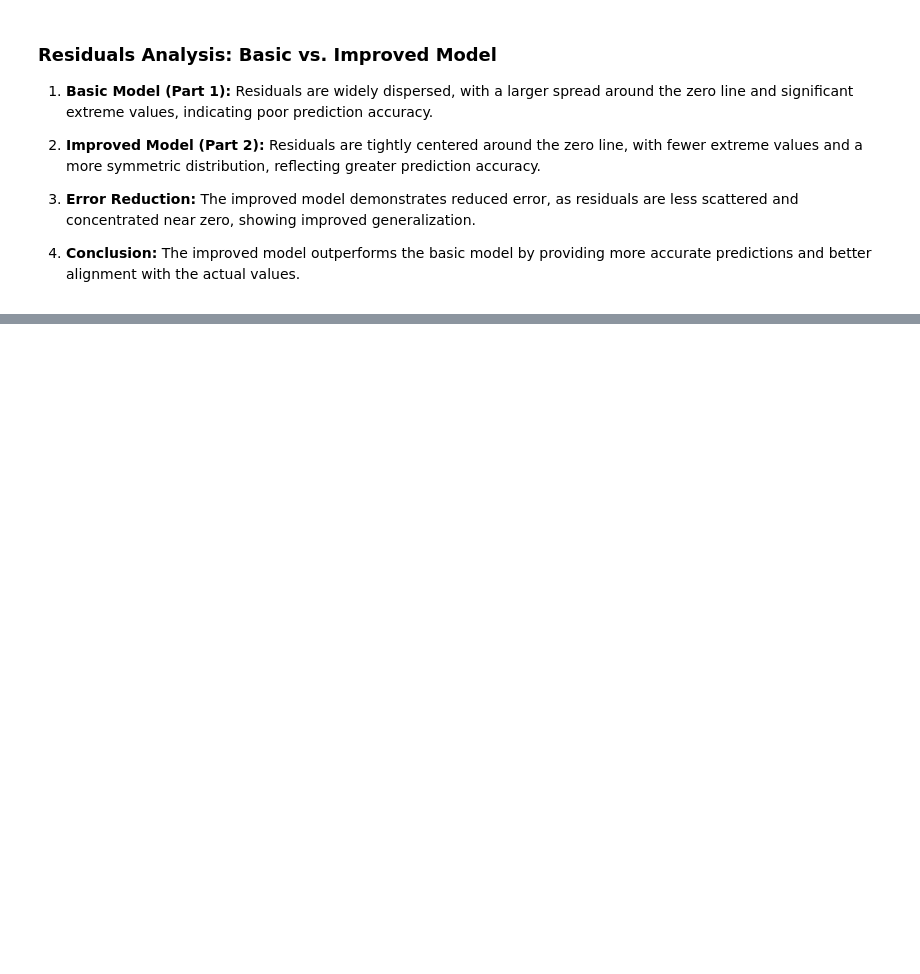
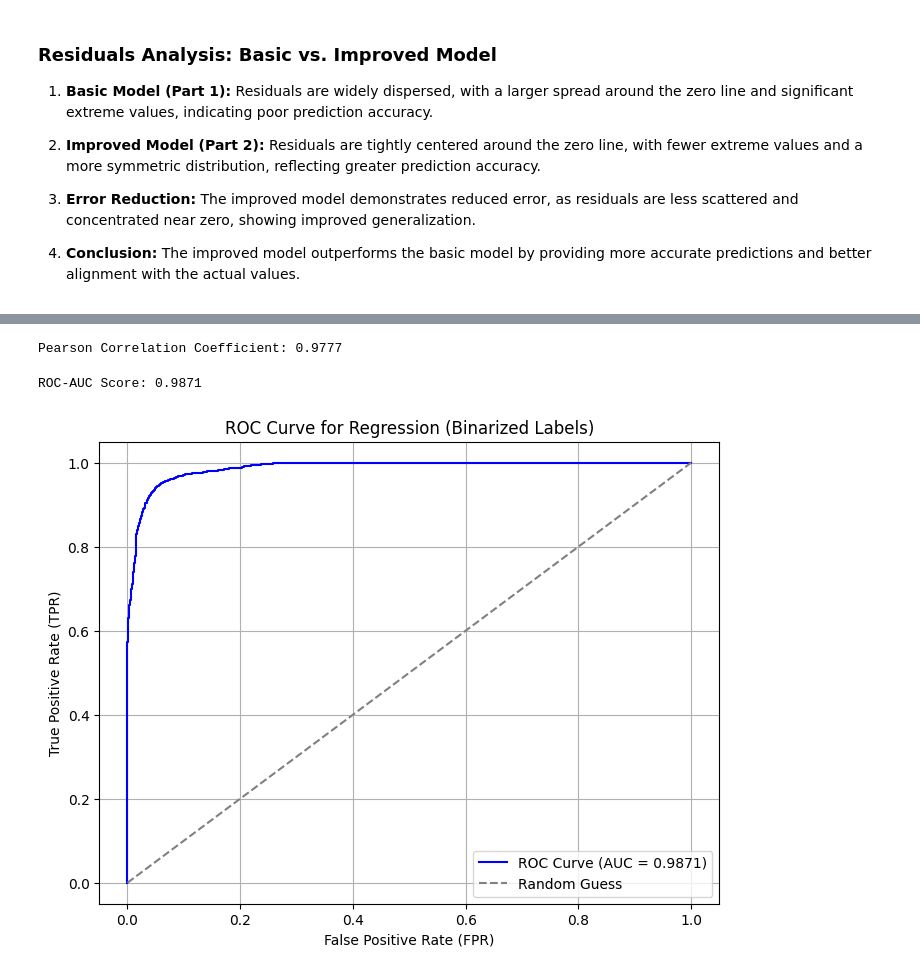
Before and after one commit to amitkarol/TDS-WineQualityPrediction, a Jupyter notebook: part2.ipynb, the cells around one changed output, grey strips where cells are left out. Saved outputs shown, nothing was run; the diff lists cells and outputs as text; code cells hidden in the pictures; blank space fills up the shorter version.

```diff
--- a/part2.ipynb
+++ b/part2.ipynb
@@ -478,0 +506,43 @@ plt.show()
+# %%
+import scipy.stats as stats
+
+# Calculate Pearson Correlation
+pearson_corr, _ = stats.pearsonr(y_test, y_pred_test)
+
+# Print Pearson Correlation
+print(f"Pearson Correlation Coefficient: {pearson_corr:.4f}")
+# %% [output]
+Pearson Correlation Coefficient: 0.9777
+# %%
+from sklearn.metrics import roc_auc_score, roc_curve
+from sklearn.preprocessing import MinMaxScaler, Binarizer
+import matplotlib.pyplot as plt
+
+# Binarize the true labels (e.g., using median as threshold)
+threshold = y_test.median()  # You can adjust this as needed
+y_test_binary = (y_test > threshold).astype(int)
+
+# Normalize the predicted values to [0, 1]
+scaler = MinMaxScaler()
+y_pred_normalized = scaler.fit_transform(y_pred_test.reshape(-1, 1)).ravel()
+
+# Compute the ROC-AUC score
+roc_auc = roc_auc_score(y_test_binary, y_pred_normalized)
+print(f"ROC-AUC Score: {roc_auc:.4f}")
+
+# Compute the ROC Curve
+fpr, tpr, thresholds = roc_curve(y_test_binary, y_pred_normalized)
+
+# Plot the ROC Curve
+plt.figure(figsize=(8, 6))
+plt.plot(fpr, tpr, color='blue', label=f'ROC Curve (AUC = {roc_auc:.4f})')
+plt.plot([0, 1], [0, 1], color='gray', linestyle='--', label='Random Guess')
+plt.xlabel('False Positive Rate (FPR)')
+plt.ylabel('True Positive Rate (TPR)')
+plt.title('ROC Curve for Regression (Binarized Labels)')
+plt.legend(loc='lower right')
+plt.grid()
+plt.show()
+# %% [output]
+ROC-AUC Score: 0.9871
+[figure, added]
```
Also changed, not shown: parts of 4 cells of this notebook.
